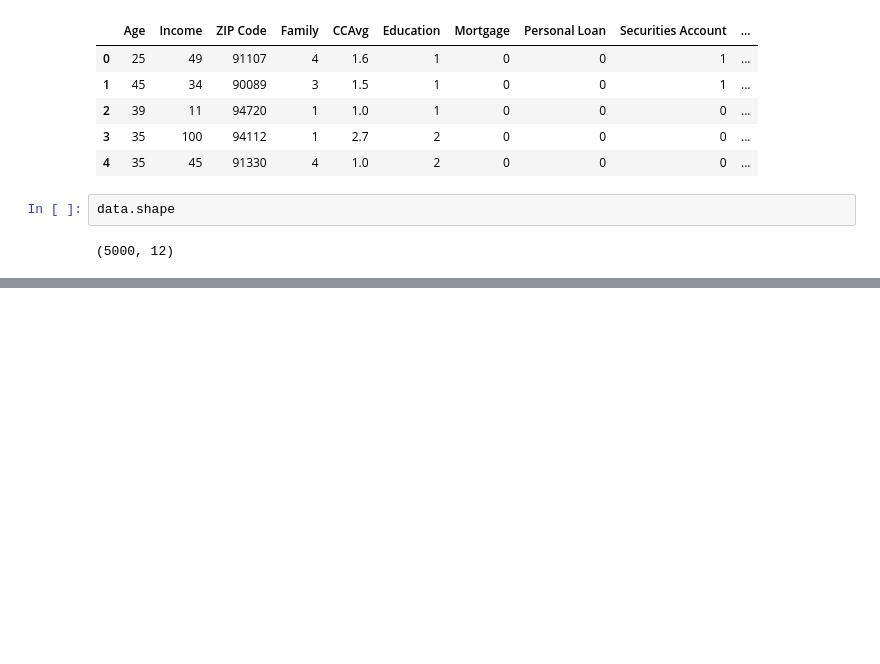
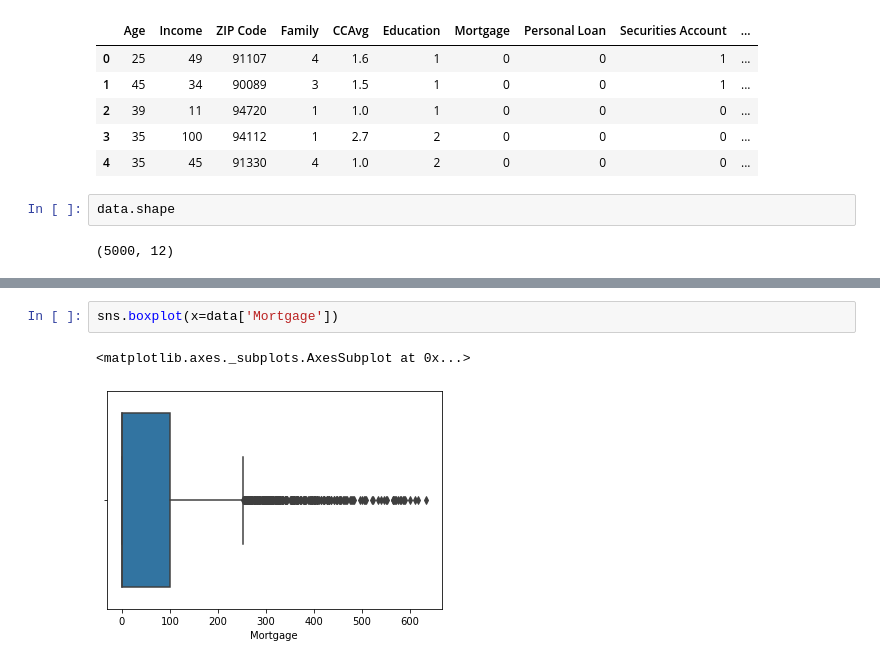
Before and after one commit to puneetdixit576/Marketing-Campaign-for-Banking-Products, a Jupyter notebook: Marketing_Campaign_for_Banking_Products_IS_project.ipynb, the cells around one changed output, grey strips where cells are left out. Saved outputs shown, nothing was run; the diff lists cells and outputs as text; blank space fills up the shorter version.

```diff
--- a/Marketing_Campaign_for_Banking_Products_IS_project.ipynb
+++ b/Marketing_Campaign_for_Banking_Products_IS_project.ipynb
@@ -120,0 +231,5 @@ data.shape
+# %%
+sns.boxplot(x=data['Mortgage'])
+# %% [output]
+<matplotlib.axes._subplots.AxesSubplot at 0x...>
+[figure, added]
```
Also changed, not shown: parts of 106 cells of this notebook.
